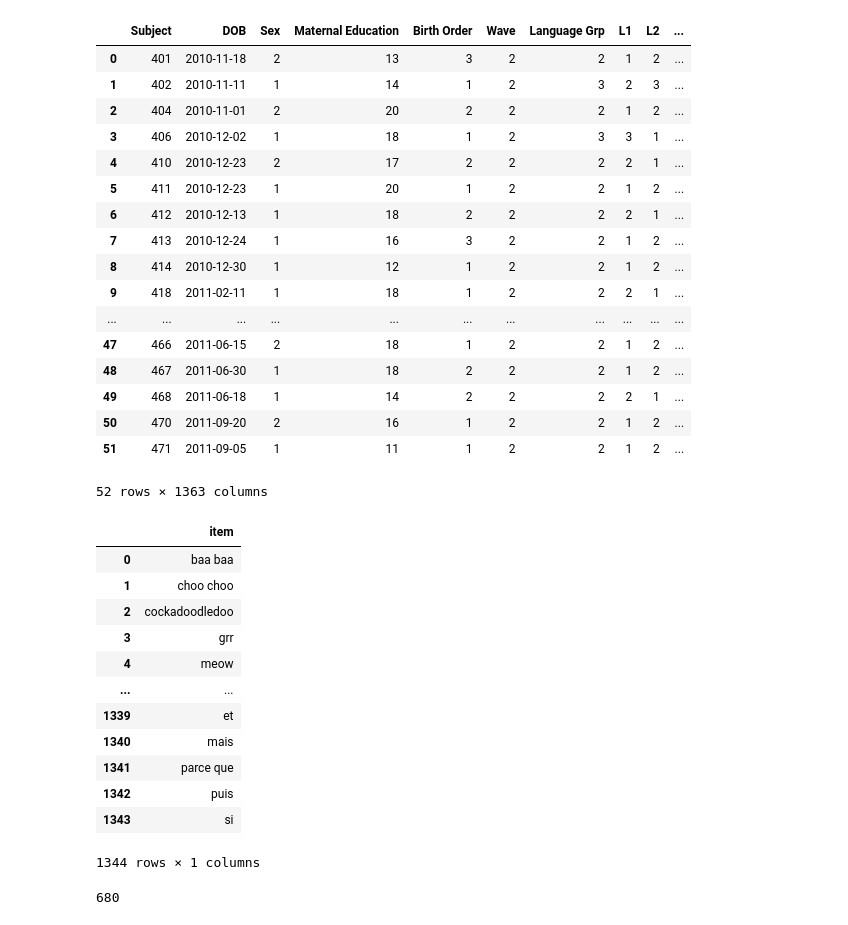
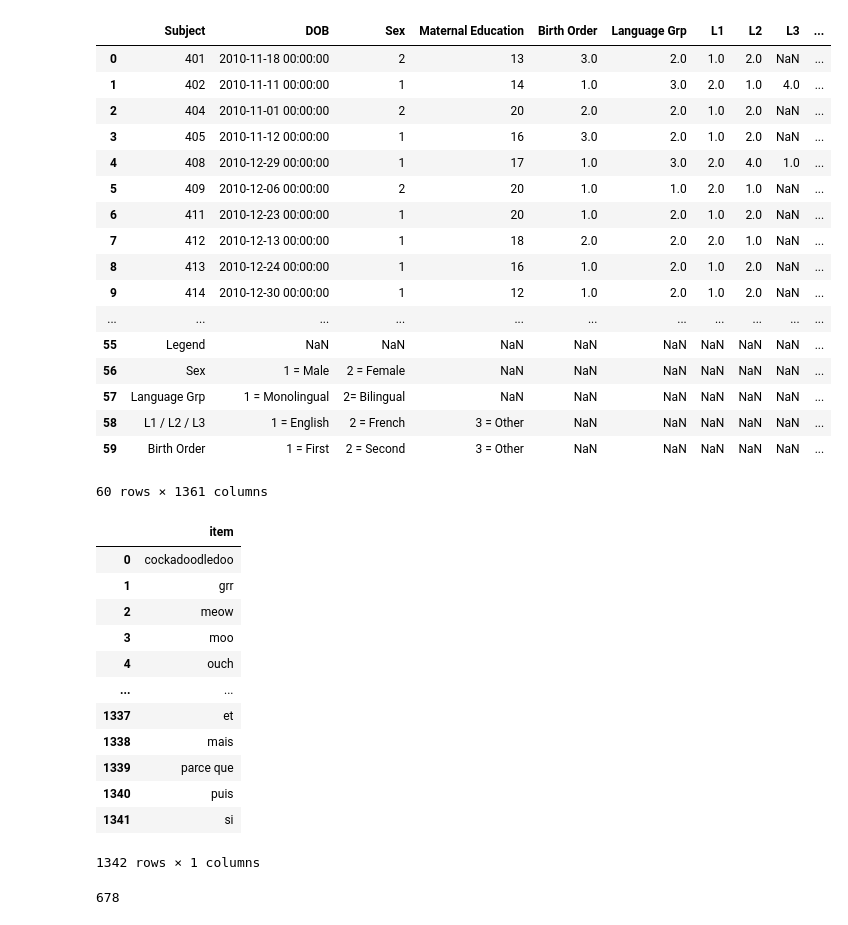
Before and after one commit to ningkko/Bilingualism_ChildASR, a Jupyter notebook: biling_data/french/converter.ipynb, the cells around one changed output. Drawn from its saved outputs; the diff is of its cells as text; code cells hidden in the pictures.

Commit message:
biling data french

```diff
--- a/biling_data/french/converter.ipynb
+++ b/biling_data/french/converter.ipynb
@@ -7,27 +7,27 @@ import tqdm
 # %%
 ## for the instruction file, use one of the files
 
-wave3 = pd.read_excel("MCDI Spreadsheet Wave 2 - Word Bank.xlsx", sheet_name="Wave 2")
+wave3 = pd.read_excel("MCDI Spreadsheet Wave 3.xlsx", sheet_name="Wave 3")
 wave3
 # %% [output]
-|  | Subject | DOB | Sex | Maternal Education | Birth Order | Wave | Language Grp | L1 | L2 | ... |
-| 0 | 401 | 2010-11-18 | 2 | 13 | 3 | 2 | 2 | 1 | 2 | ... |
-| 1 | 402 | 2010-11-11 | 1 | 14 | 1 | 2 | 3 | 2 | 3 | ... |
-| 2 | 404 | 2010-11-01 | 2 | 20 | 2 | 2 | 2 | 1 | 2 | ... |
-| 3 | 406 | 2010-12-02 | 1 | 18 | 1 | 2 | 3 | 3 | 1 | ... |
-| 4 | 410 | 2010-12-23 | 2 | 17 | 2 | 2 | 2 | 2 | 1 | ... |
-| 5 | 411 | 2010-12-23 | 1 | 20 | 1 | 2 | 2 | 1 | 2 | ... |
-| 6 | 412 | 2010-12-13 | 1 | 18 | 2 | 2 | 2 | 2 | 1 | ... |
-| 7 | 413 | 2010-12-24 | 1 | 16 | 3 | 2 | 2 | 1 | 2 | ... |
-| 8 | 414 | 2010-12-30 | 1 | 12 | 1 | 2 | 2 | 1 | 2 | ... |
-| 9 | 418 | 2011-02-11 | 1 | 18 | 1 | 2 | 2 | 2 | 1 | ... |
+|  | Subject | DOB | Sex | Maternal Education | Birth Order | Language Grp | L1 | L2 | L3 | ... |
+| 0 | 401 | 2010-11-18 00:00:00 | 2 | 13 | 3.0 | 2.0 | 1.0 | 2.0 | NaN | ... |
+| 1 | 402 | 2010-11-11 00:00:00 | 1 | 14 | 1.0 | 3.0 | 2.0 | 1.0 | 4.0 | ... |
+| 2 | 404 | 2010-11-01 00:00:00 | 2 | 20 | 2.0 | 2.0 | 1.0 | 2.0 | NaN | ... |
+| 3 | 405 | 2010-11-12 00:00:00 | 1 | 16 | 3.0 | 2.0 | 1.0 | 2.0 | NaN | ... |
+| 4 | 408 | 2010-12-29 00:00:00 | 1 | 17 | 1.0 | 3.0 | 2.0 | 4.0 | 1.0 | ... |
+| 5 | 409 | 2010-12-06 00:00:00 | 2 | 20 | 1.0 | 1.0 | 2.0 | 1.0 | NaN | ... |
+| 6 | 411 | 2010-12-23 00:00:00 | 1 | 20 | 1.0 | 2.0 | 1.0 | 2.0 | NaN | ... |
+| 7 | 412 | 2010-12-13 00:00:00 | 1 | 18 | 2.0 | 2.0 | 2.0 | 1.0 | NaN | ... |
+| 8 | 413 | 2010-12-24 00:00:00 | 1 | 16 | 1.0 | 2.0 | 1.0 | 2.0 | NaN | ... |
+| 9 | 414 | 2010-12-30 00:00:00 | 1 | 12 | 1.0 | 2.0 | 1.0 | 2.0 | NaN | ... |
 | ... | ... | ... | ... | ... | ... | ... | ... | ... | ... | ... |
-| 47 | 466 | 2011-06-15 | 2 | 18 | 1 | 2 | 2 | 1 | 2 | ... |
-| 48 | 467 | 2011-06-30 | 1 | 18 | 2 | 2 | 2 | 1 | 2 | ... |
-| 49 | 468 | 2011-06-18 | 1 | 14 | 2 | 2 | 2 | 2 | 1 | ... |
-| 50 | 470 | 2011-09-20 | 2 | 16 | 1 | 2 | 2 | 1 | 2 | ... |
-| 51 | 471 | 2011-09-05 | 1 | 11 | 1 | 2 | 2 | 1 | 2 | ... |
+| 55 | Legend | NaN | NaN | NaN | NaN | NaN | NaN | NaN | NaN | ... |
+| 56 | Sex | 1 = Male | 2 = Female | NaN | NaN | NaN | NaN | NaN | NaN | ... |
+| 57 | Language Grp | 1 = Monolingual | 2= Bilingual | NaN | NaN | NaN | NaN | NaN | NaN | ... |
+| 58 | L1 / L2 / L3 | 1 = English | 2 = French | 3 = Other | NaN | NaN | NaN | NaN | NaN | ... |
+| 59 | Birth Order | 1 = First | 2 = Second | 3 = Other | NaN | NaN | NaN | NaN | NaN | ... |
-52 rows × 1363 columns
+60 rows × 1361 columns
 # %%
 items = wave3.iloc[:, 19:].columns
 # %%
@@ -35,21 +35,21 @@ instruction = pd.DataFrame(items,columns=["item"])
 instruction
 # %% [output]
 |  | item |
-| 0 | baa baa |
-| 1 | choo choo |
-| 2 | cockadoodledoo |
-| 3 | grr |
-| 4 | meow |
+| 0 | cockadoodledoo |
+| 1 | grr |
+| 2 | meow |
+| 3 | moo |
+| 4 | ouch |
 | ... | ... |
-| 1339 | et |
-| 1340 | mais |
-| 1341 | parce que |
-| 1342 | puis |
-| 1343 | si |
+| 1337 | et |
+| 1338 | mais |
+| 1339 | parce que |
+| 1340 | puis |
+| 1341 | si |
-1344 rows × 1 columns
+1342 rows × 1 columns
 # %%
 first_french_index = instruction[instruction["item"]=="aïe"].first_valid_index()
 first_french_index
 # %% [output]
-680
+678
 # %%
```
Also changed, not shown: parts of 5 cells of this notebook, 16 other files.
